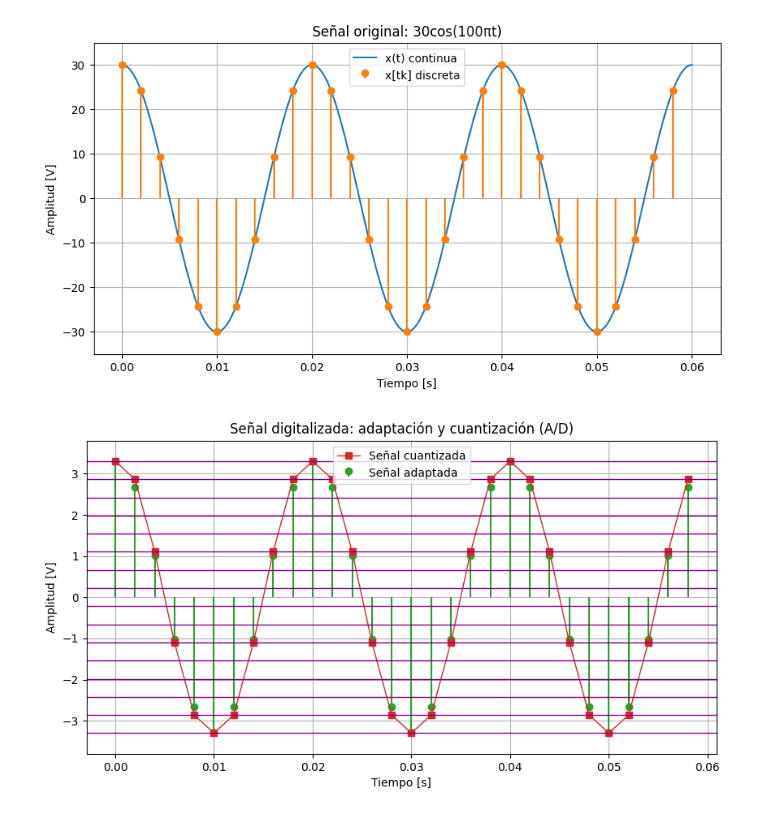
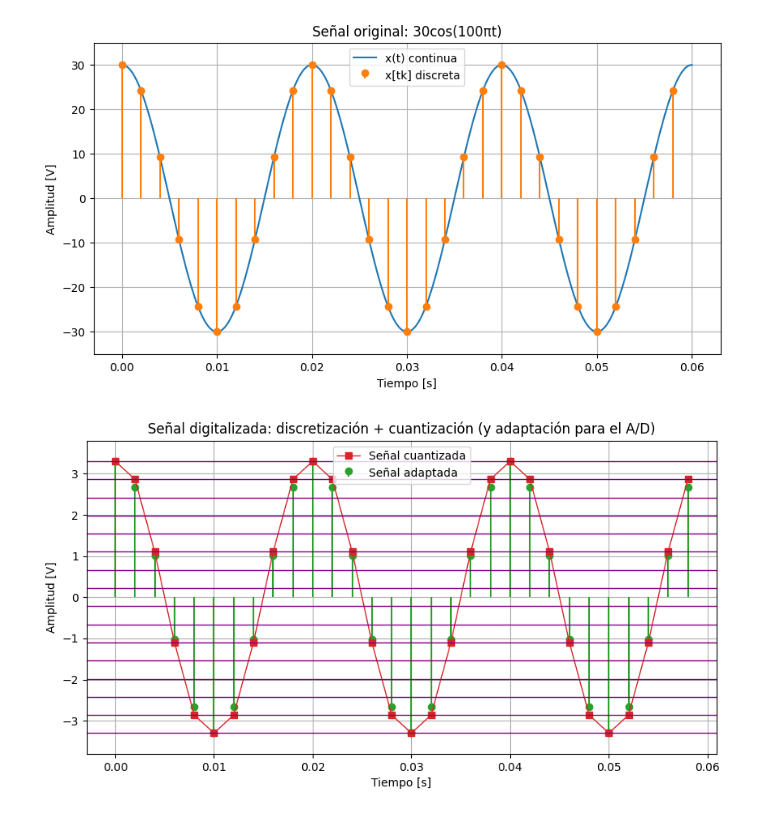
Before and after one commit to AlmondSund/SyS_2025_2, a Jupyter notebook: Taller1_SyS.ipynb, the cells around one changed output. Cells and saved outputs as stored; diff of their text form; code cells hidden in the pictures.

```diff
--- a/Taller1_SyS.ipynb
+++ b/Taller1_SyS.ipynb
@@ -51,32 +51,32 @@ indices = np.argmin(distances, axis=1)                      # Mínima distancia
 x_tk_q = levels[indices]                                  # Señal cuantizada
 
 """Visualización"""
 # Gráfica 1: Señal original continua y discreta
 plt.figure(figsize=(10, 5))
 plt.plot(t, x_t, label='x(t) continua', color='C0')
 plt.stem(t_k, x_tk, label='x[tk] discreta', linefmt='C1-', markerfmt='C1o', basefmt=" ")
 plt.title('Señal original: 30cos(100πt)')
 plt.xlabel('Tiempo [s]')
 plt.ylabel('Amplitud [V]')
 plt.ylim(-35, 35)
 plt.grid()
 plt.legend()
 plt.show()
 
 # Gráfica 2: Señal adaptada, cuantizada y niveles de cuantización (A/D)
 plt.figure(figsize=(10, 5))
 plt.stem(t_k, x_tk_adj, label='Señal adaptada', linefmt='C2-', markerfmt='C2o', basefmt=" ")
 plt.plot(t_k, x_tk_q, label='Señal cuantizada', color='C3', marker='s', linestyle='-', linewidth=1)
 # Dibujar los niveles de cuantización como rectas constantes
 for lvl in levels:
 	plt.axhline(lvl, color='purple', linewidth=1)
-plt.title('Señal digitalizada: adaptación y cuantización (A/D)')
+plt.title('Señal digitalizada: discretización + cuantización (y adaptación para el A/D)')
 plt.xlabel('Tiempo [s]')
 plt.ylabel('Amplitud [V]')
 plt.ylim(V_min-0.5, V_max+0.5)
 plt.grid()
 plt.legend()
 plt.show()
 # %% [output]
 [figure]
-[figure, old version]
+[figure, new version]
```
